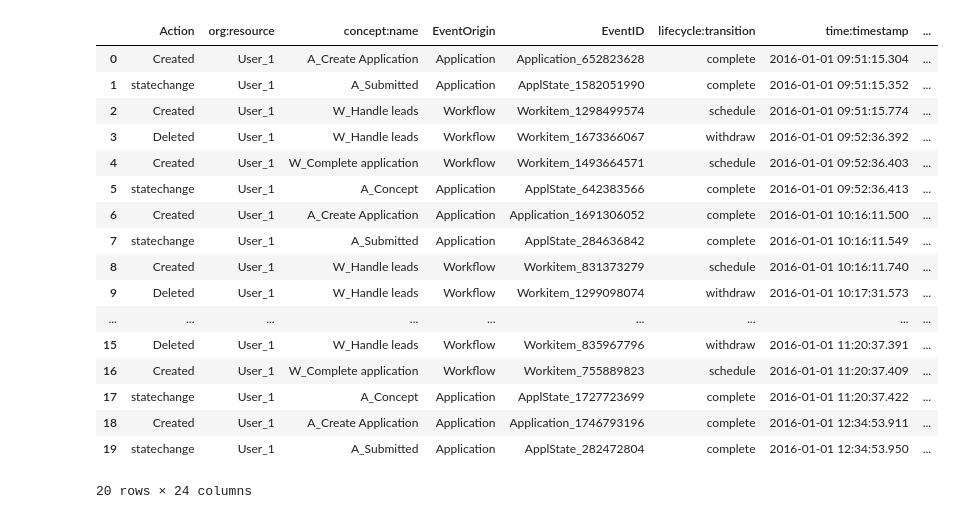
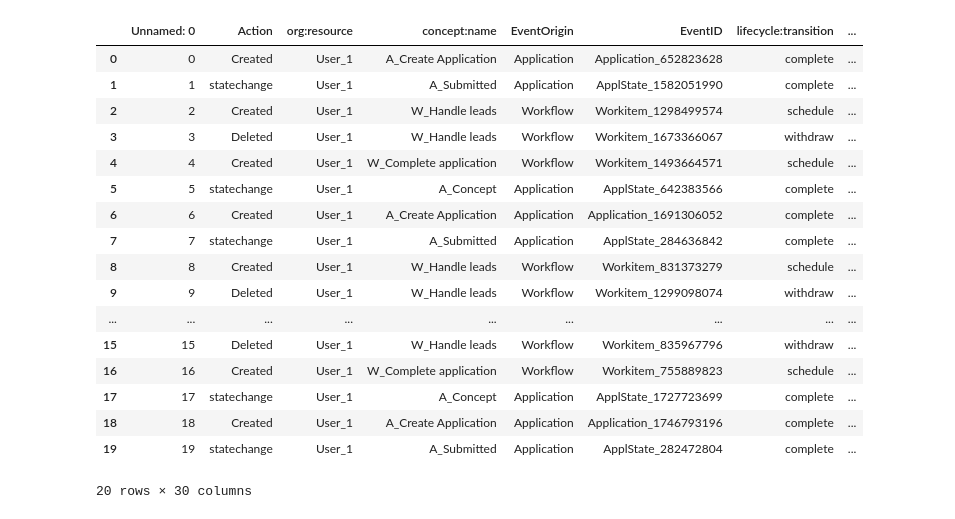
Before and after one commit to AlexRaudvee/Process_Mining_1, a Jupyter notebook: Sprint_2/LinearRegession_2017.ipynb, the cells around one changed output. Saved outputs shown, nothing was run; the diff lists cells and outputs as text; code cells hidden in the pictures.

```diff
--- a/Sprint_2/LinearRegession_2017.ipynb
+++ b/Sprint_2/LinearRegession_2017.ipynb
@@ -13,5 +16,5 @@ from sklearn.metrics import r2_score, mean_squared_error, accuracy_score, f1_sco
 # %%
-df_2017 = pd.read_csv('/Users/alexraudvee/Desktop/TU_e/year_2/Q3Y2_Process_Mining/process_mining_data/clean_BPI_2017.csv')
+df_2017 = pd.read_csv('BPI_2017_naive.csv')
 # %%
 df_2017.columns
 # %% [output]
@@ -24,3 +29 @@ Index(['Unnamed: 0', 'level_0', 'index', 'Action', 'org:resource',
       dtype='object')
-# %%
-df_2017 = df_2017.drop(columns=['Unnamed: 0', 'level_0', 'index'])
@@ -28,0 +219,9 @@ df_2017 = df_2017.drop(columns=['Unnamed: 0', 'level_0', 'index'])
+# %%
+# Train the model on the entire training + validation set
+pipeline.fit(X_train_val, y_train_val)
+
+# Make predictions on the entire dataset to get the 'predicted_time_to_next_event_seconds_LR' column
+df_2017['predicted_time_to_next_event_seconds_LR'] = pipeline.predict(X)
+
+
+df_2017.head(5)
@@ -29,6 +238,26 @@ df_2017 = df_2017.drop(columns=['Unnamed: 0', 'level_0', 'index'])
 # %%
-# Step 1: Calculate new columns
+# Preprocess and feature engineering
 df_2017['time:timestamp'] = pd.to_datetime(df_2017['time:timestamp'])
 df_2017['event_seq'] = df_2017.groupby('case:concept:name').cumcount() + 1
 df_2017['time_to_next_event'] = df_2017.groupby('case:concept:name')['time:timestamp'].transform(lambda x: x.diff().shift(-1))
 df_2017['time_to_next_event_seconds'] = df_2017['time_to_next_event'].dt.total_seconds().fillna(0)
+df_2017['timestamp_numeric'] = (df_2017['time:timestamp'] - df_2017['time:timestamp'].min()).dt.total_seconds()
+
+# Define features and target variable
+features = ['Action', 'timestamp_numeric', 'event_seq', 'lifecycle:transition', 'org:resource']  # Adjusted feature names as necessary
+X = df_2017[features]
+y = df_2017['time_to_next_event_seconds']
+
+# Preprocessing for numeric and categorical features
+numeric_features = ['timestamp_numeric', 'event_seq']
+numeric_transformer = Pipeline(steps=[('scaler', StandardScaler())])
+
+categorical_features = ['Action', 'lifecycle:transition', 'org:resource']
+categorical_transformer = Pipeline(steps=[('onehot', OneHotEncoder(handle_unknown='ignore'))])
+
+preprocessor = ColumnTransformer(
+    transformers=[
+        ('num', numeric_transformer, numeric_features),
+        ('cat', categorical_transformer, categorical_features),
+    ]
+)
@@ -108,25 +301,25 @@ F1 Score: 0.9986451849098417
 # %%
 # Predict on the full dataset and save the predictions
-df_2017['predicted_time_to_next_event_seconds'] = inner_cv.predict(X)
-df_2017 = df_2017.drop('timestamp_numeric', axis=1)
+df_2017['predicted_time_to_next_event_seconds_LR'] = inner_cv.predict(X)
+#df_2017 = df_2017.drop('timestamp_numeric', axis=1)
 
 df_2017.head(20)
 # %% [output]
-|  | Action | org:resource | concept:name | EventOrigin | EventID | lifecycle:transition | time:timestamp | ... |
-| 0 | Created | User_1 | A_Create Application | Application | Application_652823628 | complete | 2016-01-01 09:51:15.304 | ... |
-| 1 | statechange | User_1 | A_Submitted | Application | ApplState_1582051990 | complete | 2016-01-01 09:51:15.352 | ... |
-| 2 | Created | User_1 | W_Handle leads | Workflow | Workitem_1298499574 | schedule | 2016-01-01 09:51:15.774 | ... |
-| 3 | Deleted | User_1 | W_Handle leads | Workflow | Workitem_1673366067 | withdraw | 2016-01-01 09:52:36.392 | ... |
-| 4 | Created | User_1 | W_Complete application | Workflow | Workitem_1493664571 | schedule | 2016-01-01 09:52:36.403 | ... |
-| 5 | statechange | User_1 | A_Concept | Application | ApplState_642383566 | complete | 2016-01-01 09:52:36.413 | ... |
-| 6 | Created | User_1 | A_Create Application | Application | Application_1691306052 | complete | 2016-01-01 10:16:11.500 | ... |
-| 7 | statechange | User_1 | A_Submitted | Application | ApplState_284636842 | complete | 2016-01-01 10:16:11.549 | ... |
-| 8 | Created | User_1 | W_Handle leads | Workflow | Workitem_831373279 | schedule | 2016-01-01 10:16:11.740 | ... |
-| 9 | Deleted | User_1 | W_Handle leads | Workflow | Workitem_1299098074 | withdraw | 2016-01-01 10:17:31.573 | ... |
+|  | Unnamed: 0 | Action | org:resource | concept:name | EventOrigin | EventID | lifecycle:transition | ... |
+| 0 | 0 | Created | User_1 | A_Create Application | Application | Application_652823628 | complete | ... |
+| 1 | 1 | statechange | User_1 | A_Submitted | Application | ApplState_1582051990 | complete | ... |
+| 2 | 2 | Created | User_1 | W_Handle leads | Workflow | Workitem_1298499574 | schedule | ... |
+| 3 | 3 | Deleted | User_1 | W_Handle leads | Workflow | Workitem_1673366067 | withdraw | ... |
+| 4 | 4 | Created | User_1 | W_Complete application | Workflow | Workitem_1493664571 | schedule | ... |
+| 5 | 5 | statechange | User_1 | A_Concept | Application | ApplState_642383566 | complete | ... |
+| 6 | 6 | Created | User_1 | A_Create Application | Application | Application_1691306052 | complete | ... |
+| 7 | 7 | statechange | User_1 | A_Submitted | Application | ApplState_284636842 | complete | ... |
+| 8 | 8 | Created | User_1 | W_Handle leads | Workflow | Workitem_831373279 | schedule | ... |
+| 9 | 9 | Deleted | User_1 | W_Handle leads | Workflow | Workitem_1299098074 | withdraw | ... |
 | ... | ... | ... | ... | ... | ... | ... | ... | ... |
-| 15 | Deleted | User_1 | W_Handle leads | Workflow | Workitem_835967796 | withdraw | 2016-01-01 11:20:37.391 | ... |
-| 16 | Created | User_1 | W_Complete application | Workflow | Workitem_755889823 | schedule | 2016-01-01 11:20:37.409 | ... |
-| 17 | statechange | User_1 | A_Concept | Application | ApplState_1727723699 | complete | 2016-01-01 11:20:37.422 | ... |
-| 18 | Created | User_1 | A_Create Application | Application | Application_1746793196 | complete | 2016-01-01 12:34:53.911 | ... |
-| 19 | statechange | User_1 | A_Submitted | Application | ApplState_282472804 | complete | 2016-01-01 12:34:53.950 | ... |
+| 15 | 15 | Deleted | User_1 | W_Handle leads | Workflow | Workitem_835967796 | withdraw | ... |
+| 16 | 16 | Created | User_1 | W_Complete application | Workflow | Workitem_755889823 | schedule | ... |
+| 17 | 17 | statechange | User_1 | A_Concept | Application | ApplState_1727723699 | complete | ... |
+| 18 | 18 | Created | User_1 | A_Create Application | Application | Application_1746793196 | complete | ... |
+| 19 | 19 | statechange | User_1 | A_Submitted | Application | ApplState_282472804 | complete | ... |
-20 rows × 24 columns
+20 rows × 30 columns
```
Also changed, not shown: parts of 18 cells of this notebook.
